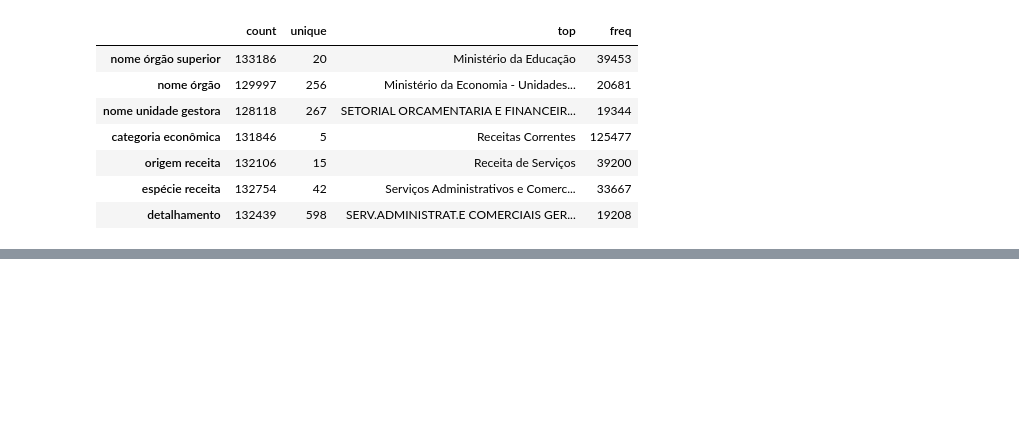
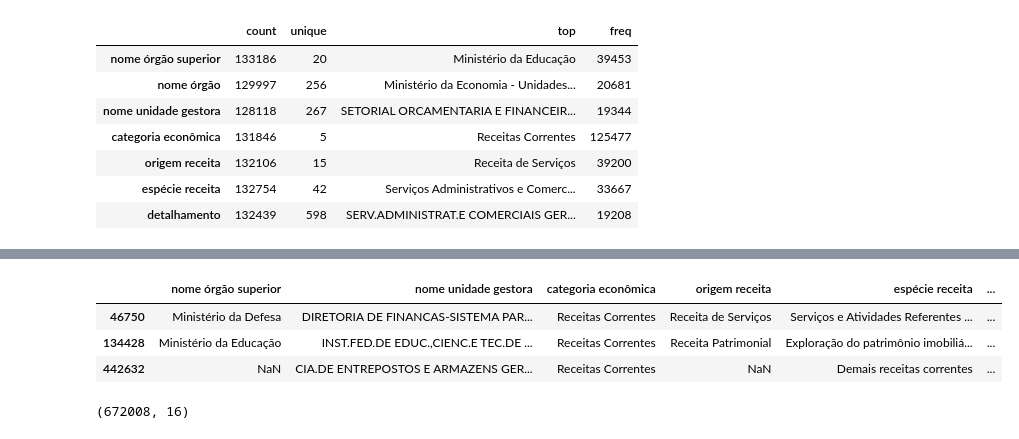
Before and after one commit to jgilsu11/Proyecto2-EDA-Ingresos-Brasil, a Jupyter notebook: EDAs indv.ipynb, the cells around one changed output, grey strips where cells are left out. Cells and saved outputs as stored; diff of their text form; code cells hidden in the pictures; blank space fills up the shorter version.

```diff
--- a/EDAs indv.ipynb
+++ b/EDAs indv.ipynb
@@ -844,0 +972,8 @@ df_21.describe(include= "O").T
+# %%
+dfinteresante= df_completa[["nome órgão superior","nome unidade gestora","categoria econômica","origem receita","espécie receita","detalhamento","valor previsto atualizado","valor lançado","valor realizado","percentual realizado","ano exercício"]]
+dfinteresante.sample(3)
+# %% [output]
+|  | nome órgão superior | nome unidade gestora | categoria econômica | origem receita | espécie receita | ... |
+| 46750 | Ministério da Defesa | DIRETORIA DE FINANCAS-SISTEMA PAR... | Receitas Correntes | Receita de Serviços | Serviços e Atividades Referentes ... | ... |
+| 134428 | Ministério da Educação | INST.FED.DE EDUC.,CIENC.E TEC.DE ... | Receitas Correntes | Receita Patrimonial | Exploração do patrimônio imobiliá... | ... |
+| 442632 | NaN | CIA.DE ENTREPOSTOS E ARMAZENS GER... | Receitas Correntes | NaN | Demais receitas correntes | ... |
@@ -844,0 +982,4 @@ df_21.describe(include= "O").T
+# %%
+dfcompletasinNan.shape
+# %% [output]
+(672008, 16)
```
Also changed, not shown: parts of 47 cells of this notebook.
